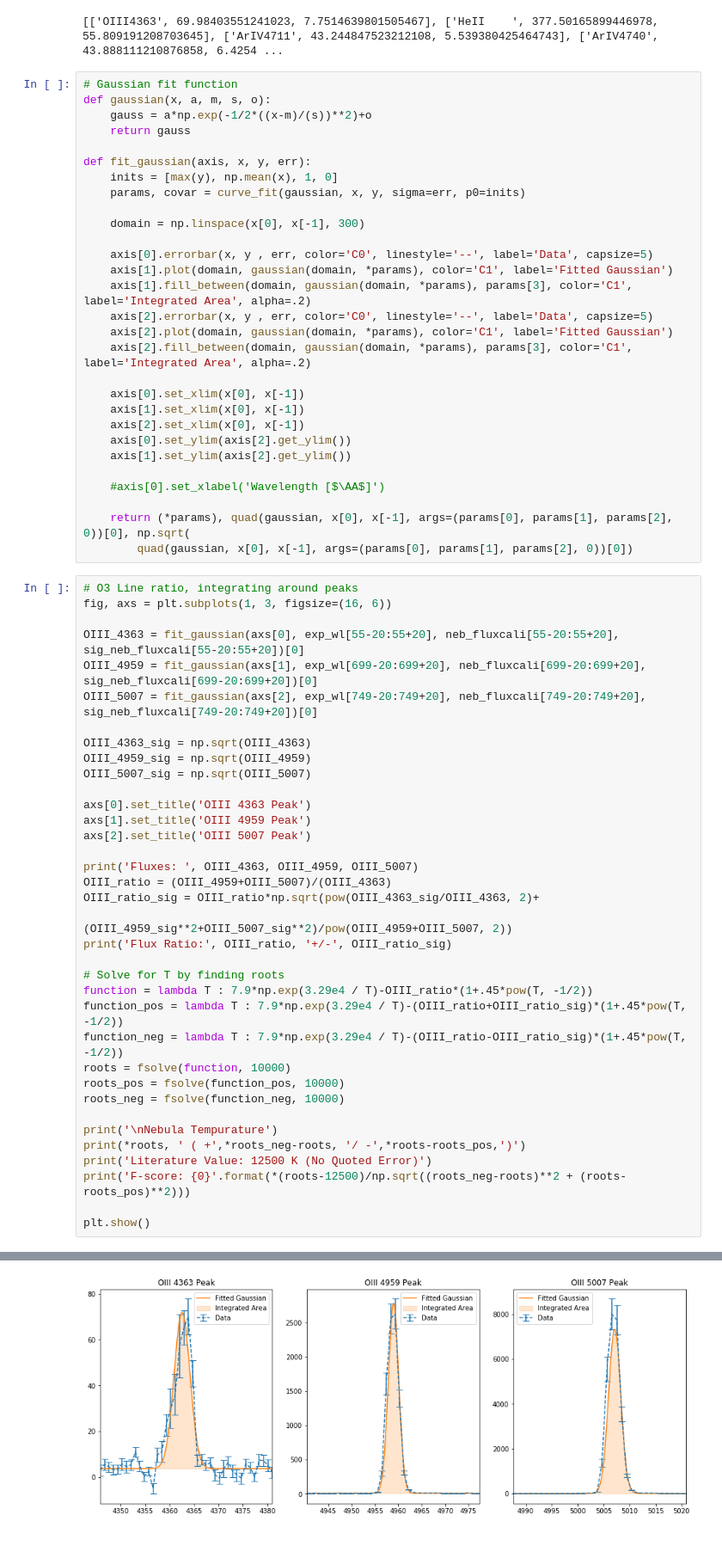
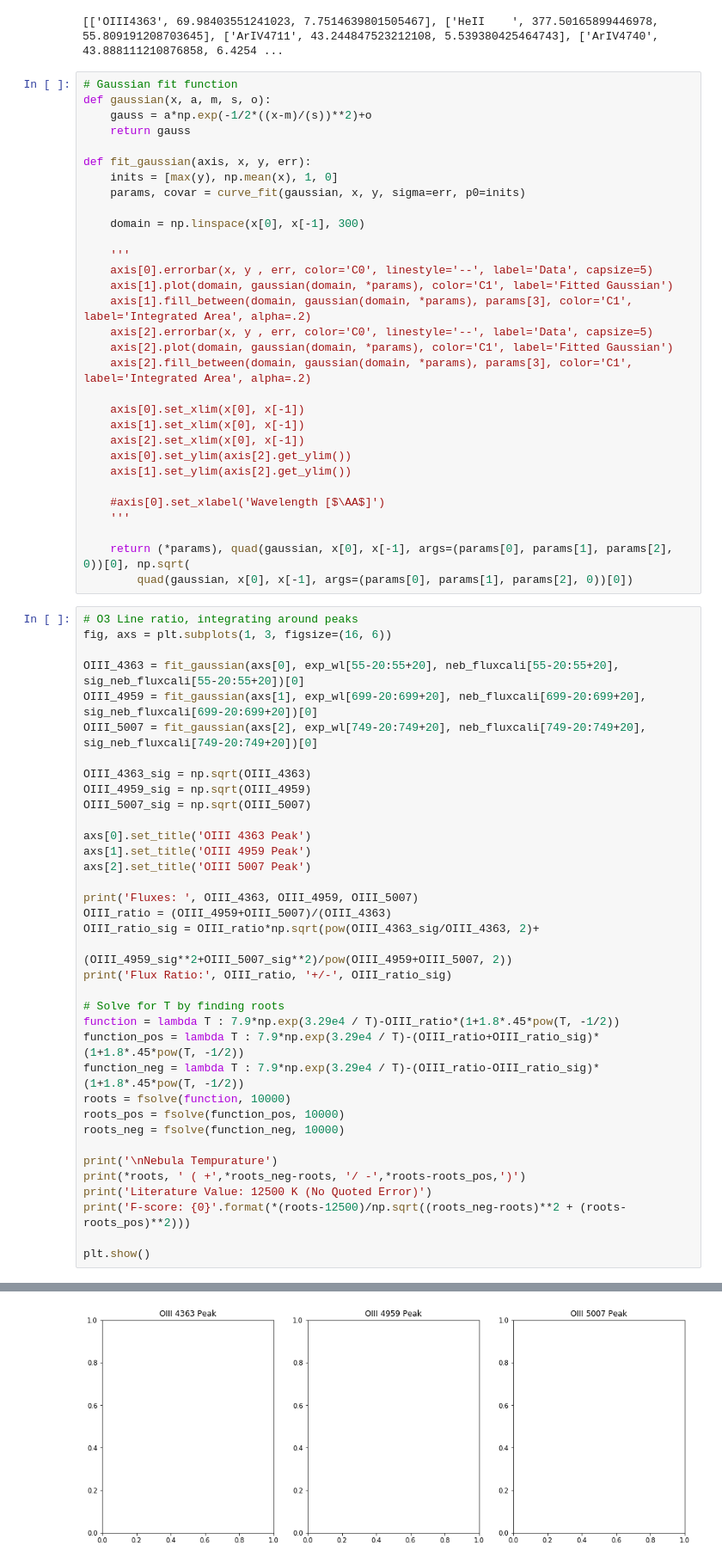
Before and after one commit to NMiklave/ast443-nyc, a Jupyter notebook: lab2/notebook/lab2_analysis.ipynb, the cells around one changed output, grey strips where cells are left out. Shown at 86% size. Cells and saved outputs as stored; diff of their text form.

```diff
--- a/lab2/notebook/lab2_analysis.ipynb
+++ b/lab2/notebook/lab2_analysis.ipynb
@@ -532,6 +532,7 @@ def fit_gaussian(axis, x, y, err):
 
     domain = np.linspace(x[0], x[-1], 300)
 
+    '''
     axis[0].errorbar(x, y , err, color='C0', linestyle='--', label='Data', capsize=5)
     axis[1].plot(domain, gaussian(domain, *params), color='C1', label='Fitted Gaussian')
     axis[1].fill_between(domain, gaussian(domain, *params), params[3], color='C1', label='Integrated Area', alpha=.2)
@@ -546,6 +547,7 @@ def fit_gaussian(axis, x, y, err):
     axis[1].set_ylim(axis[2].get_ylim())
 
     #axis[0].set_xlabel('Wavelength [$\AA$]')
+    '''
 
     return (*params), quad(gaussian, x[0], x[-1], args=(params[0], params[1], params[2], 0))[0], np.sqrt(
         quad(gaussian, x[0], x[-1], args=(params[0], params[1], params[2], 0))[0])
@@ -572,9 +574,9 @@ OIII_ratio_sig = OIII_ratio*np.sqrt(pow(OIII_4363_sig/OIII_4363, 2)+
 print('Flux Ratio:', OIII_ratio, '+/-', OIII_ratio_sig)
 
 # Solve for T by finding roots
-function = lambda T : 7.9*np.exp(3.29e4 / T)-OIII_ratio*(1+.45*pow(T, -1/2))
-function_pos = lambda T : 7.9*np.exp(3.29e4 / T)-(OIII_ratio+OIII_ratio_sig)*(1+.45*pow(T, -1/2))
-function_neg = lambda T : 7.9*np.exp(3.29e4 / T)-(OIII_ratio-OIII_ratio_sig)*(1+.45*pow(T, -1/2))
+function = lambda T : 7.9*np.exp(3.29e4 / T)-OIII_ratio*(1+1.8*.45*pow(T, -1/2))
+function_pos = lambda T : 7.9*np.exp(3.29e4 / T)-(OIII_ratio+OIII_ratio_sig)*(1+1.8*.45*pow(T, -1/2))
+function_neg = lambda T : 7.9*np.exp(3.29e4 / T)-(OIII_ratio-OIII_ratio_sig)*(1+1.8*.45*pow(T, -1/2))
 roots = fsolve(function, 10000)
 roots_pos = fsolve(function_pos, 10000)
 roots_neg = fsolve(function_neg, 10000)
@@ -596,4 +598,4 @@ F-score: 0.5227811688196446
-[figure, old version]
+[figure, new version]
 # %%
 # ArIV Line ratio, integrating around peaks
 fig, axs = plt.subplots(1, 2, figsize=(16, 6))
```
Also changed, not shown: parts of 1 cell of this notebook, 1 other file.
